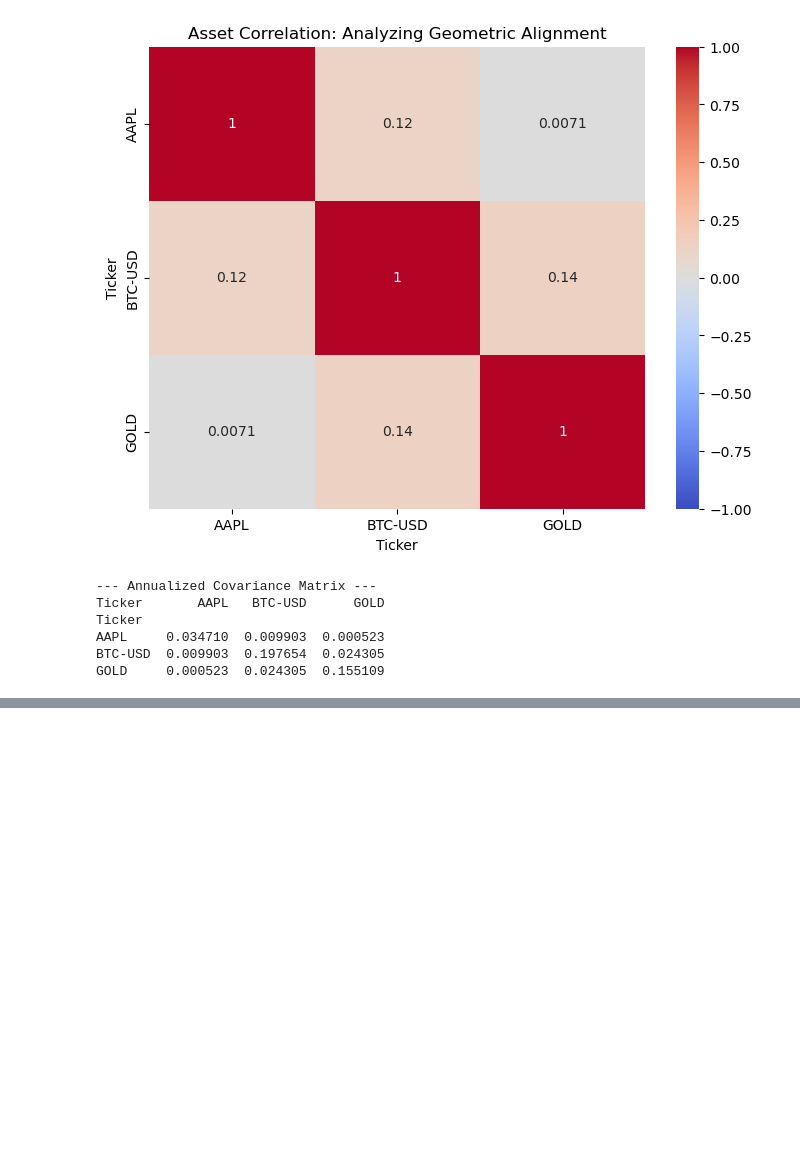
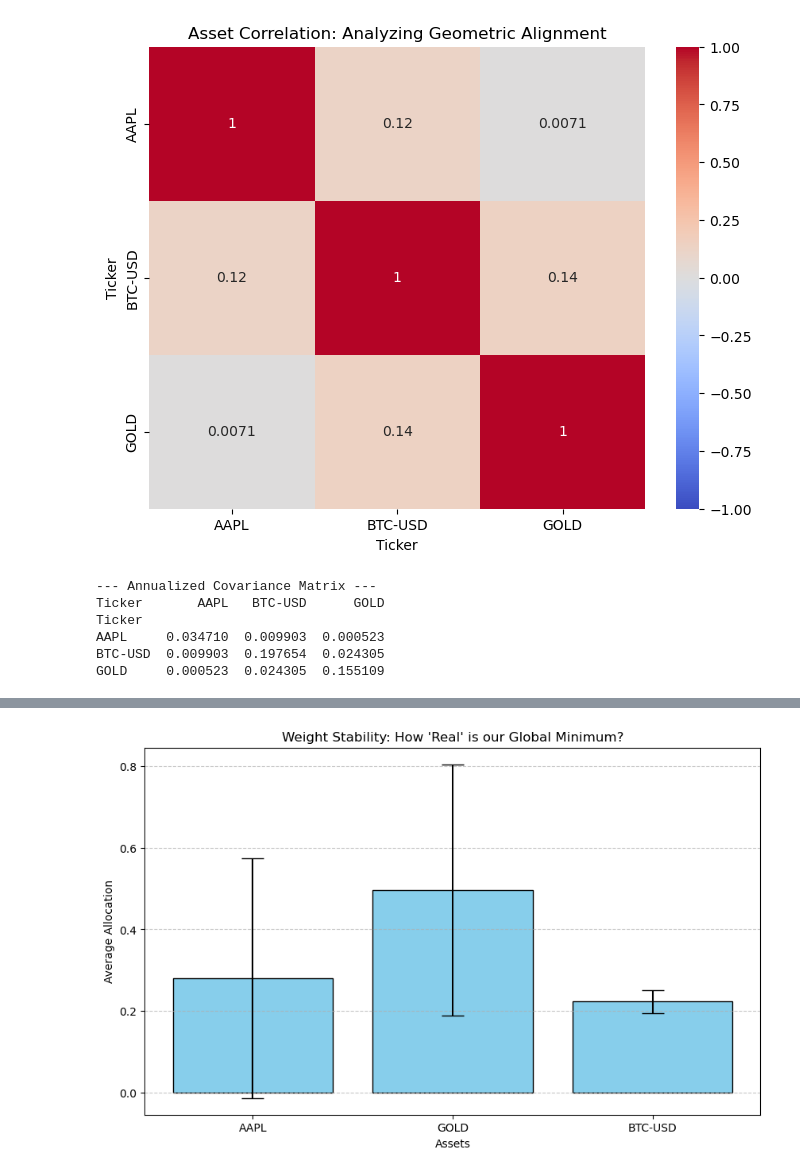
Before and after one commit to Nikovts/math-for-finance-project, a Jupyter notebook: main.ipynb, the cells around one changed output, grey strips where cells are left out. Cells and saved outputs as stored; diff of their text form; code cells hidden in the pictures; blank space fills up the shorter version.

Commit message:
Performed Sensitivity Analysis on Weight Stability,

```diff
--- a/main.ipynb
+++ b/main.ipynb
@@ -337,3 +337,78 @@ Ticker
 AAPL     0.034710  0.009903  0.000523
 BTC-USD  0.009903  0.197654  0.024305
 GOLD     0.000523  0.024305  0.155109
+# %%
+# --- Weight Stability & Sensitivity Testing ---
+
+def get_perturbed_weights(data_returns, noise_level=0.01):
+    """Adds random noise to returns and recalculates optimal weights."""
+    noisy_returns = data_returns + np.random.normal(0, noise_level, data_returns.shape)
+    return get_optimal_weights(noisy_returns, num_sims=1000)
+
+# Run the optimization 5 times with slightly different "noisy" data
+print("Testing weight stability across 5 noisy simulations...")
+stability_results = []
+for i in range(5):
+    w_noisy = get_perturbed_weights(train_returns)
+    stability_results.append(w_noisy)
+    print(f"Run {i+1} weights: {np.round(w_noisy, 2)}")
+
+# Calculate the Standard Deviation of the Weights
+# This is the "Error Bar" of your optimization
+stability_df = pd.DataFrame(stability_results, columns=assets)
+weight_uncertainty = stability_df.std()
+
+# Visualization: Weight Uncertainty (Error Bars)
+plt.figure(figsize=(10, 6))
+mean_weights = stability_df.mean()
+plt.bar(assets, mean_weights, yerr=weight_uncertainty, capsize=10, color='skyblue', edgecolor='black')
+
+plt.title("Weight Stability: How 'Real' is our Global Minimum?")
+plt.ylabel("Average Allocation")
+plt.xlabel("Assets")
+plt.grid(axis='y', linestyle='--', alpha=0.7)
+plt.show()
+# The "Error Bars" ( yerr) on the chart show exactly how much the "Global Minimum" wobbles.
+# Small Error Bars: The model is Robust. The math has found a true structural relationship between the assets.
+# Large Error Bars: The model is Fragile. The "optimal" point depends too much on specific data points (outliers).
+
+print("\n--- Statistical Uncertainty in Weights ---")
+print(weight_uncertainty)
+# --- Automated Stability Classification ---
+
+# Define Thresholds for Mathematical Robustness
+# 0.0 - 0.05: Very Stable
+# 0.05 - 0.15: Moderate Stability
+# > 0.15: Unstable (Statistical Noise dominant)
+threshold_unstable = 0.15
+
+avg_uncertainty = weight_uncertainty.mean()
+
+print("\n" + "="*40)
+print(" MATHEMATICAL STABILITY ANALYSIS ")
+print("="*40)
+print(f"Average Portfolio Uncertainty: {avg_uncertainty:.4f}")
+
+# Logic-based Classification (Addressing Scientific Method)
+if avg_uncertainty > threshold_unstable:
+    status = "⚠️ UNSTABLE (Fragile Minimum)"
+    conclusion = (
+        "The model shows high sensitivity to input noise. The 'Global Minimum' "
+        "is statistically indistinguishable from surrounding points, suggesting "
+        "the Sharp Ratio surface is too flat for reliable optimization."
+    )
+else:
+    status = "✅ STABLE (Robust Minimum)"
+    conclusion = (
+        "The model converges to similar weights despite data perturbations. "
+        "The optimization identifies a structurally sound risk-return relationship."
+    )
+
+print(f"Status: {status}")
+print(f"Conclusion: {conclusion}")
+
+# Specific Asset Analysis (Feature Importance)
+most_unstable = weight_uncertainty.idxmax()
+print(f"\nMost Volatile Feature: {most_unstable} ({weight_uncertainty.max():.2f})")
+print(f"This indicates that {most_unstable} is the primary source of model variance.")
+# %% [output]
@@ -339,0 +421 @@ GOLD     0.000523  0.024305  0.155109
+[figure, added]
```
Also changed, not shown: parts of 1 cell of this notebook.
